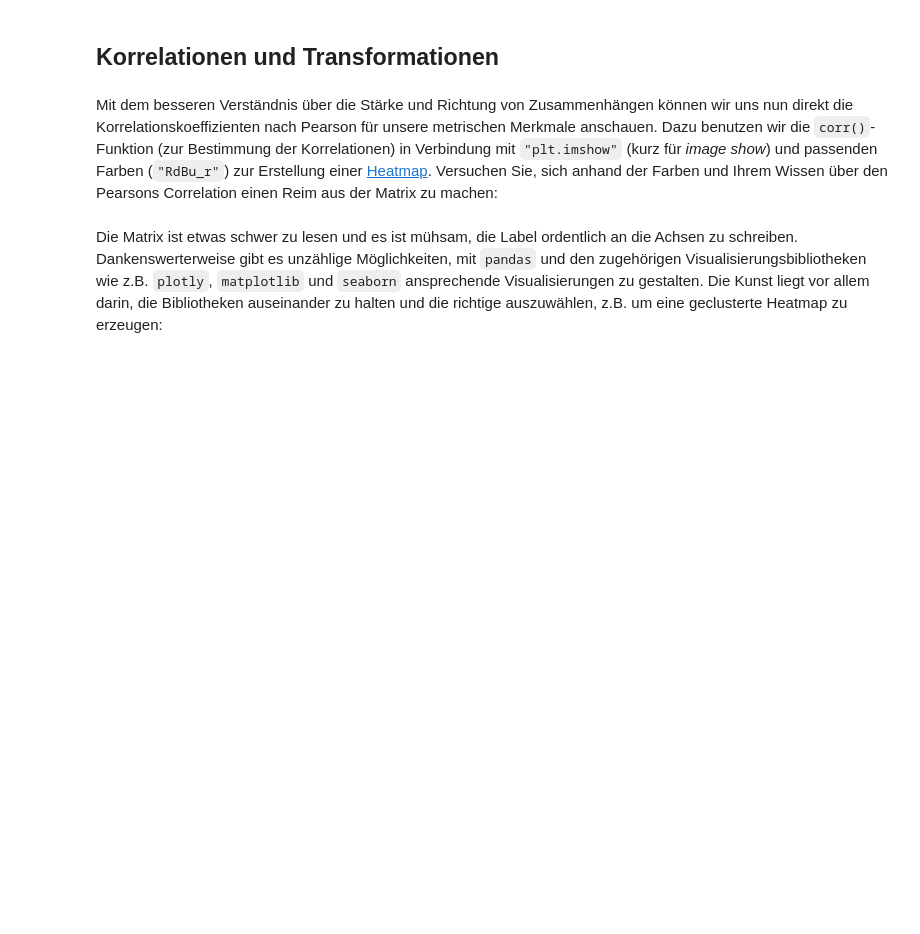
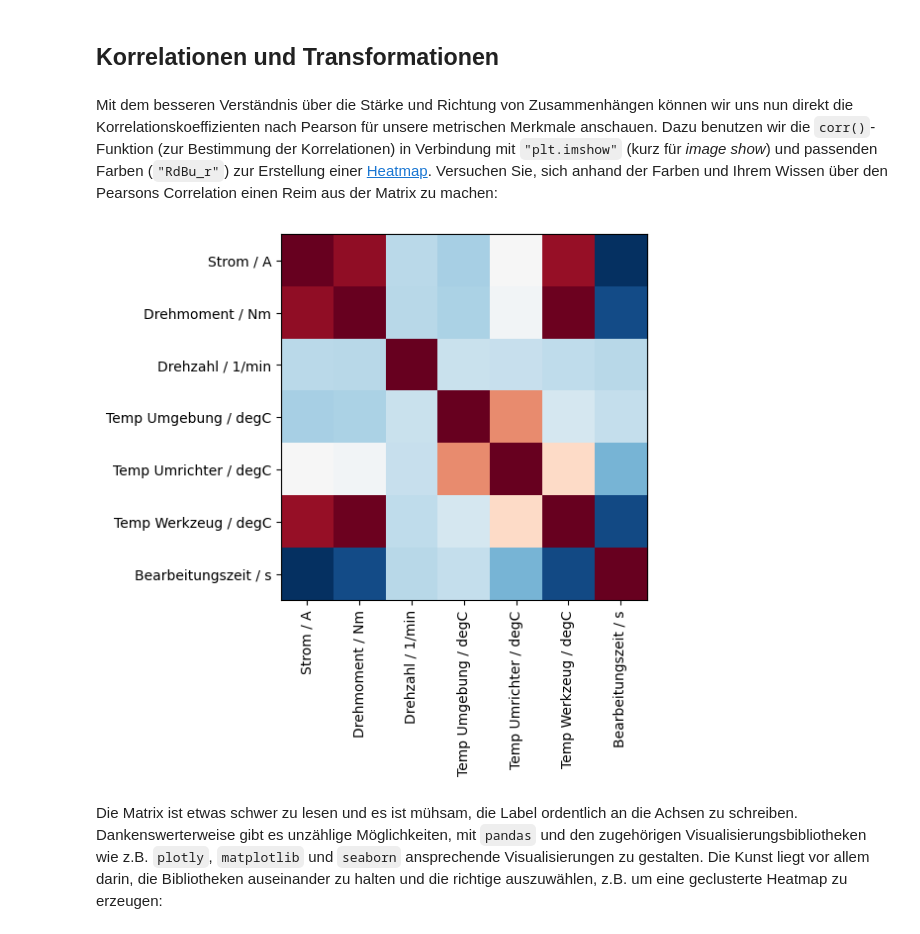
Before and after one commit to Robert35-dll/wikisys_exercise, a Jupyter notebook: 04/Datenexploration.ipynb, the cells around one changed output. Saved outputs shown, nothing was run; the diff lists cells and outputs as text; code cells hidden in the pictures; blank space fills up the shorter version.

````diff
--- a/04/Datenexploration.ipynb
+++ b/04/Datenexploration.ipynb
@@ -181,10 +266,14 @@ Möchten Sie Ihre Intuition über die Größe von Zusammenhängen (mit dem Korre
 # %% [markdown]
 Mit dem besseren Verständnis über die Stärke und Richtung von Zusammenhängen können wir uns nun direkt die Korrelationskoeffizienten nach Pearson für unsere metrischen Merkmale anschauen. Dazu benutzen wir die ```corr()```-Funktion (zur Bestimmung der Korrelationen) in Verbindung mit ```"plt.imshow"``` (kurz für _image show_) und passenden Farben (```"RdBu_r"```) zur Erstellung einer [Heatmap](https://plotly.github.io/plotly.py-docs/generated/plotly.express.imshow.html). Versuchen Sie, sich anhand der Farben und Ihrem Wissen über den Pearsons Correlation einen Reim aus der Matrix zu machen:
 # %%
-corr = exploration_data.corr()
-plt.imshow(corr, cmap="RdBu")
-# plt.xticks(range(len(corr)), corr.columns)
+# Habe numeric_only parameter hinzugefügt, weil die corr-Funktion sich über Produktnamen gemeckert hat
+corr = exploration_data.corr(numeric_only=True)
+plt.imshow(corr, cmap="RdBu_r")
+# Die X-Achse kann auch beschriftet werden :)
+plt.xticks(range(len(corr)), corr.columns, rotation=90)
 _ = plt.yticks(range(len(corr)), corr.index)
+# %% [output]
+[figure, added]
 # %% [markdown]
 Die Matrix ist etwas schwer zu lesen und es ist mühsam, die Label ordentlich an die Achsen zu schreiben. Dankenswerterweise gibt es unzählige Möglichkeiten, mit ```pandas``` und den zugehörigen Visualisierungsbibliotheken wie z.B. ```plotly```, ```matplotlib``` und ```seaborn``` ansprechende Visualisierungen zu gestalten. Die Kunst liegt vor allem darin, die Bibliotheken auseinander zu halten und die richtige auszuwählen, z.B. um eine geclusterte Heatmap zu erzeugen:
 # %%
````
Also changed, not shown: parts of 22 cells of this notebook.
